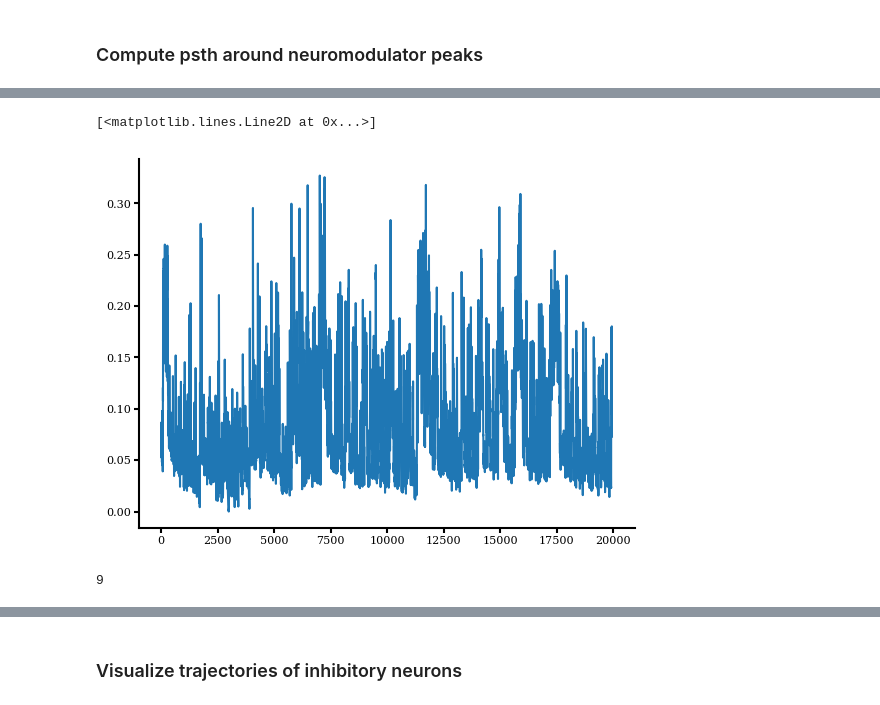
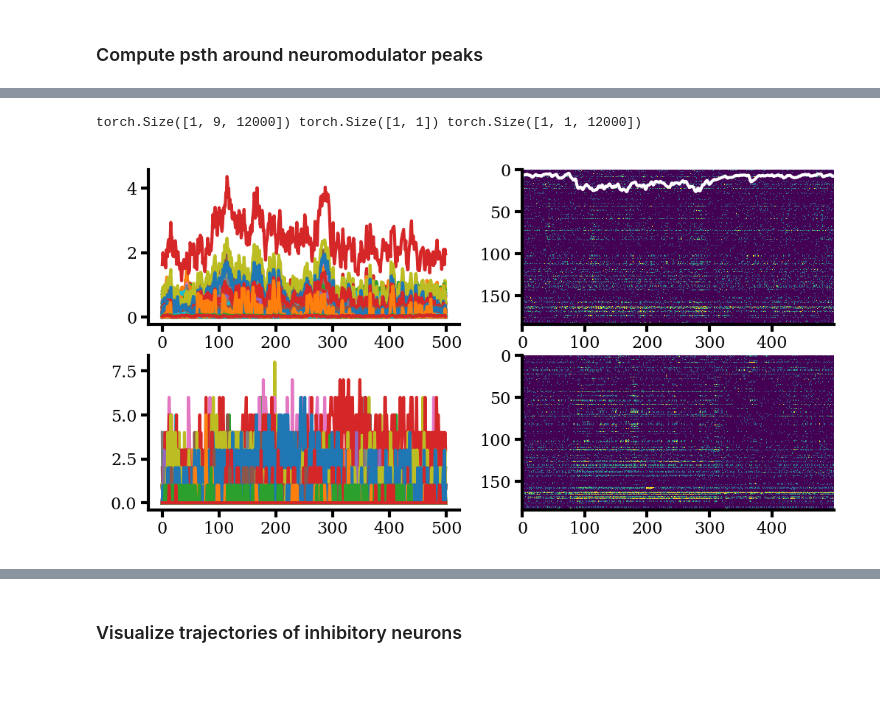
Before and after one commit to Matthijspals/mnm, a Jupyter notebook: generate_figures/plot_single_model.ipynb, the cells around one changed output, grey strips where cells are left out. Drawn from its saved outputs; the diff is of its cells as text; code cells hidden in the pictures; blank space fills up the shorter version.

```diff
--- a/generate_figures/plot_single_model.ipynb
+++ b/generate_figures/plot_single_model.ipynb
@@ -494,27 +313,27 @@ ax.set_yticks([])
-# %%
-plt.plot(s)
-# %% [output]
-[<matplotlib.lines.Line2D at 0x...>]
-[figure, removed]
-# %%
-vae.dim_u
-# %% [output]
-9
-# %%
-stim = torch.zeros((0, x_.shape[1]))
-stim = stim_arr
-trajs = []
-num_trajs = 1
-s_ = (s_ - s_train.min()) / (s_train.max() - s_train.min())
-trajs_gen = {mechanism: [] for mechanism in neuromodulation_mechanisms}
-
-for mechanism in neuromodulation_mechanisms:
-    for i in range(num_trajs):
-        traj = generate_trajectory(torch.from_numpy(x_).to(torch.float32),
-                                torch.from_numpy(s_).to(torch.float32),
-                                stim,
-                                models[mechanism],
-                                mechanism if mechanism is not 'None' else None,
-                                initial_state="prior_sample")[1].detach()
-        # sample Poisson
-        trajs_gen[mechanism].append(traj)
+# %%
+stim = torch.zeros((0,vae.dim_u, x_.shape[1]))
+trajs = []
+num_trajs = 5
+
+trajs_gen = []
+
+x_psts = torch.from_numpy(x_).to(torch.float32).unsqueeze(0)
+s_psts = torch.from_numpy(s_).to(torch.float32).unsqueeze(0).unsqueeze(0)
+u = torch.zeros((1, vae.dim_u, x_psts.shape[2]))
+z,v, traj = generate(vae, x=x_psts,
+                        u=u,
+                        s=s_psts,k=num_trajs, initial_state="posterior_mean");
+# %% [output]
+torch.Size([1, 9, 12000]) torch.Size([1, 1]) torch.Size([1, 1, 12000])
+# %%
+fig, ax = plt.subplots(2,2, figsize=(6,3),dpi=200)
+
+plt_dur =500
+
+ax[0,0].plot(traj[0,:, :plt_dur, 0].T);
+ax[0,1].imshow(torch.poisson(traj)[0,:,:plt_dur,0], aspect='auto', vmax=3);
+ax[1,0].plot(x_psts[0,:, :plt_dur].T);
+ax[1,1].imshow(x_psts[0,:,:plt_dur], aspect='auto', vmax=3);
+ax[0,1].plot(s_psts[0,0,:plt_dur]*100, color='white', alpha=1);
+# %% [output]
+[figure, added]
```
Also changed, not shown: parts of 69 cells of this notebook, 1 other file.
